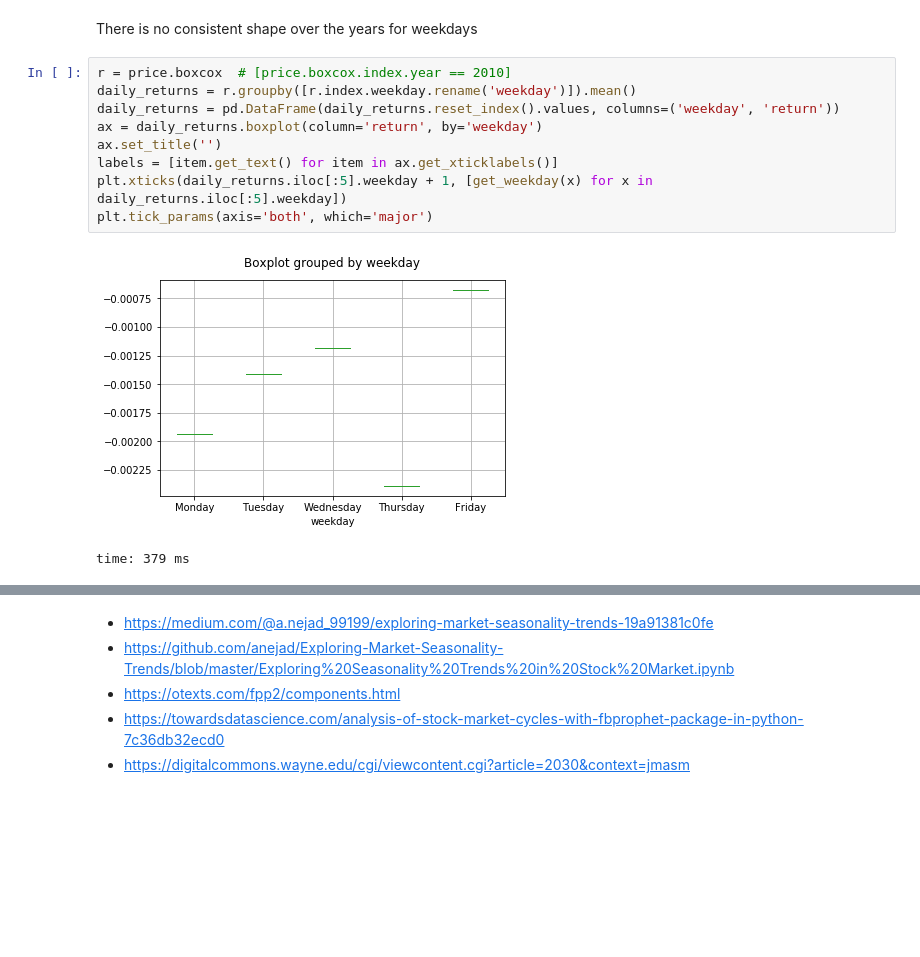
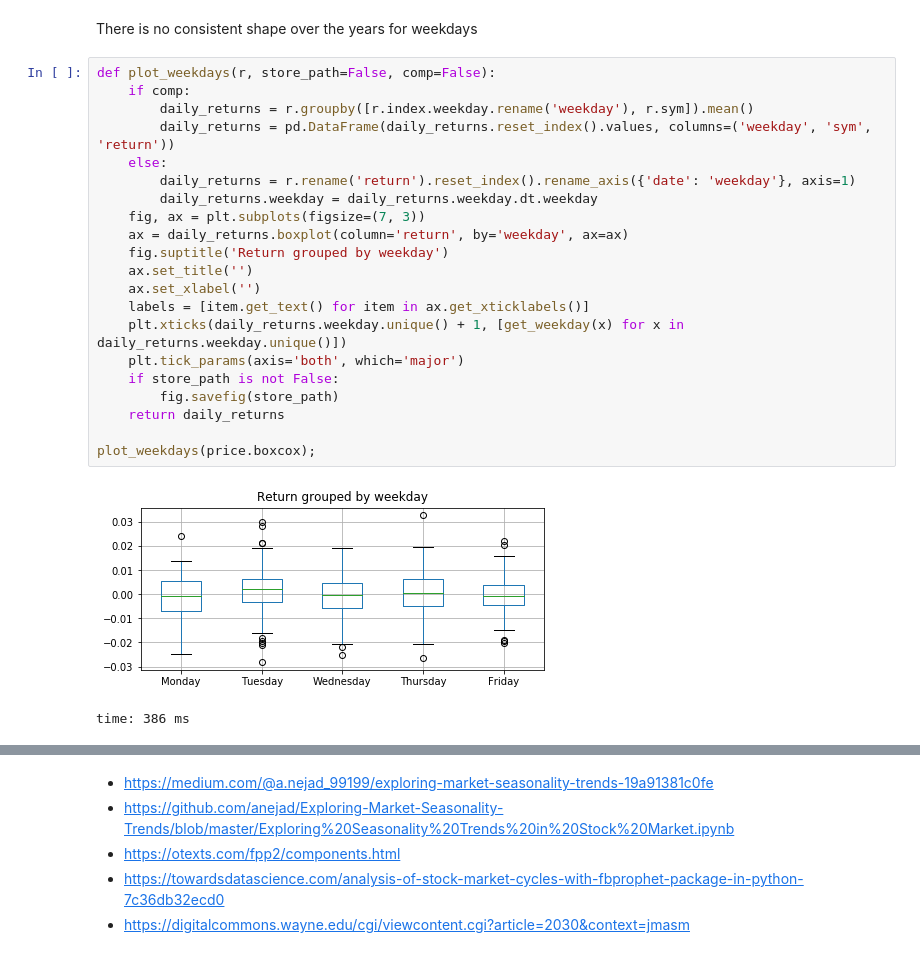
Before and after one commit to Chaoste/nlp-stocks, a Jupyter notebook: research/15.0-Stocks-Regression-Analysis.ipynb, the cells around one changed output, grey strips where cells are left out. Drawn from its saved outputs; the diff is of its cells as text; blank space fills up the shorter version.

```diff
--- a/research/15.0-Stocks-Regression-Analysis.ipynb
+++ b/research/15.0-Stocks-Regression-Analysis.ipynb
@@ -234,17 +338,29 @@ time: 1.14 s
 # %% [markdown]
 There is no consistent shape over the years for weekdays
 # %%
-r = price.boxcox  # [price.boxcox.index.year == 2010]
-daily_returns = r.groupby([r.index.weekday.rename('weekday')]).mean()
-daily_returns = pd.DataFrame(daily_returns.reset_index().values, columns=('weekday', 'return'))
-ax = daily_returns.boxplot(column='return', by='weekday')
-ax.set_title('')
-labels = [item.get_text() for item in ax.get_xticklabels()]
-plt.xticks(daily_returns.iloc[:5].weekday + 1, [get_weekday(x) for x in daily_returns.iloc[:5].weekday])
-plt.tick_params(axis='both', which='major')
+def plot_weekdays(r, store_path=False, comp=False):
+    if comp:
+        daily_returns = r.groupby([r.index.weekday.rename('weekday'), r.sym]).mean()
+        daily_returns = pd.DataFrame(daily_returns.reset_index().values, columns=('weekday', 'sym', 'return'))
+    else:
+        daily_returns = r.rename('return').reset_index().rename_axis({'date': 'weekday'}, axis=1)
+        daily_returns.weekday = daily_returns.weekday.dt.weekday
+    fig, ax = plt.subplots(figsize=(7, 3))
+    ax = daily_returns.boxplot(column='return', by='weekday', ax=ax)
+    fig.suptitle('Return grouped by weekday')
+    ax.set_title('')
+    ax.set_xlabel('')
+    labels = [item.get_text() for item in ax.get_xticklabels()]
+    plt.xticks(daily_returns.weekday.unique() + 1, [get_weekday(x) for x in daily_returns.weekday.unique()])
+    plt.tick_params(axis='both', which='major')
+    if store_path is not False:
+        fig.savefig(store_path)
+    return daily_returns
+
+plot_weekdays(price.boxcox);
 # %% [output]
-[figure, old version]
+[figure, new version]
-time: 379 ms
+time: 386 ms
 # %%
 a = smt.SARIMAX(price.boxcox, order=(3, 0, 2), seasonal_order=(0, 1, 1, 12))
 f = a.fit(trend='nc', update_freq=5)
```
Also changed, not shown: parts of 77 cells of this notebook, 5 other files.
